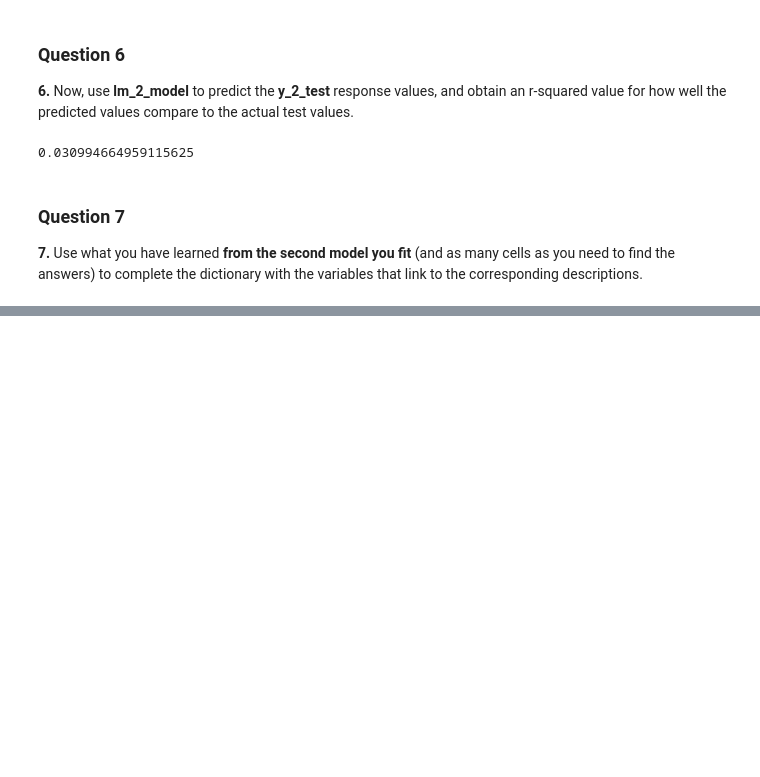
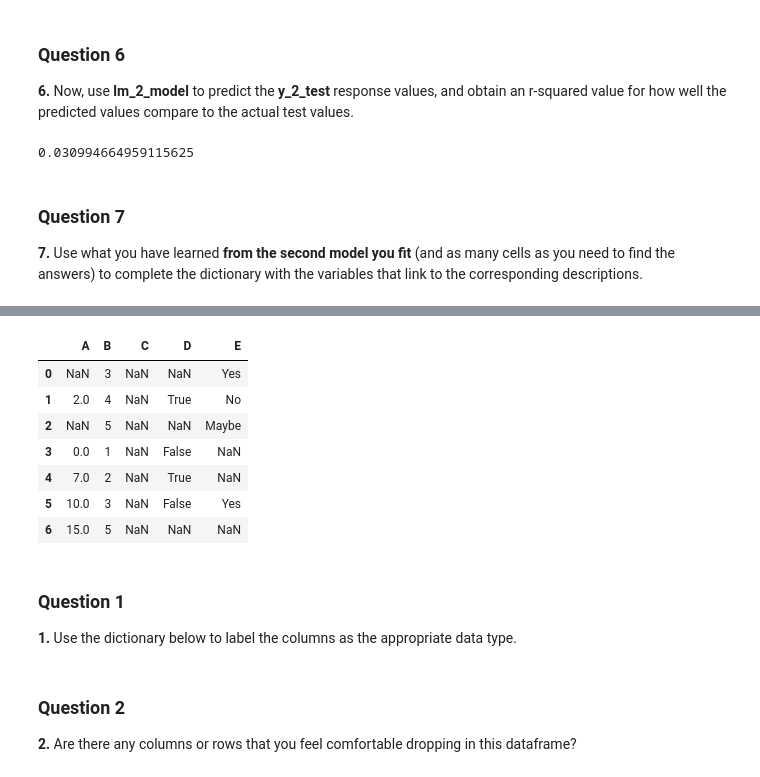
Before and after one commit to eatPizza311/Udacity-DSND, a Jupyter notebook: L1-Introduction to Data Science/CRISP_DM/CRISP-DM_quiz.ipynb, the cells around one changed output, grey strips where cells are left out. Cells and saved outputs as stored; diff of their text form; code cells hidden in the pictures; blank space fills up the shorter version.

```diff
--- a/L1-Introduction to Data Science/CRISP_DM/CRISP-DM_quiz.ipynb
+++ b/L1-Introduction to Data Science/CRISP_DM/CRISP-DM_quiz.ipynb
@@ -800,0 +819,20 @@ question7_solution = {'The number of reported salaries in the original dataset':
+# %%
+missing_dataset = pd.DataFrame({'A':[np.nan, 2, np.nan, 0, 7, 10, 15],
+                   'B':[3, 4, 5, 1, 2, 3, 5],
+                   'C':[np.nan, np.nan, np.nan, np.nan, np.nan, np.nan, np.nan],
+                   'D':[np.nan, True, np.nan, False, True, False, np.nan],
+                   'E':['Yes', 'No', 'Maybe', np.nan, np.nan, 'Yes', np.nan]})
+missing_dataset
+# %% [output]
+|  | A | B | C | D | E |
+| 0 | NaN | 3 | NaN | NaN | Yes |
+| 1 | 2.0 | 4 | NaN | True | No |
+| 2 | NaN | 5 | NaN | NaN | Maybe |
+| 3 | 0.0 | 1 | NaN | False | NaN |
+| 4 | 7.0 | 2 | NaN | True | NaN |
+| 5 | 10.0 | 3 | NaN | False | Yes |
+| 6 | 15.0 | 5 | NaN | NaN | NaN |
+# %% [markdown]
+### Question 1
+
+**1.** Use the dictionary below to label the columns as the appropriate data type.
@@ -800,0 +851,4 @@ question7_solution = {'The number of reported salaries in the original dataset':
+# %% [markdown]
+### Question 2
+
+**2.** Are there any columns or rows that you feel comfortable dropping in this dataframe?
```
Also changed, not shown: parts of 18 cells of this notebook.
